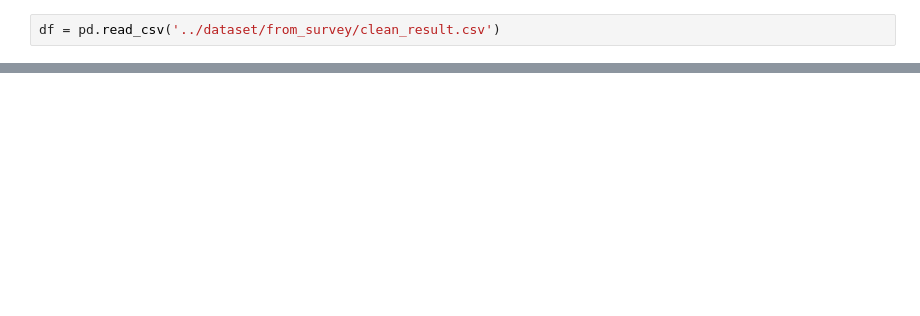
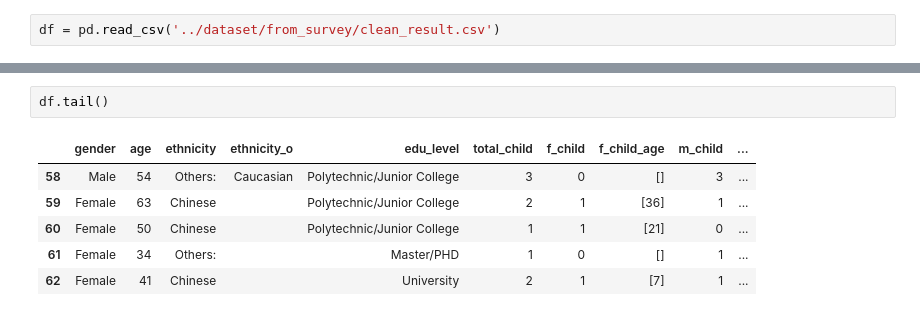
Before and after one commit to sshinanjaya/fyp-23, a Jupyter notebook: FYP/code/EDA.ipynb, the cells around one changed output, grey strips where cells are left out. Drawn from its saved outputs; the diff is of its cells as text; blank space fills up the shorter version.

```diff
--- a/FYP/code/EDA.ipynb
+++ b/FYP/code/EDA.ipynb
@@ -33,0 +137,9 @@ df.fillna('')
+# %%
+df.tail()
+# %% [output]
+|  | gender | age | ethnicity | ethnicity_o | edu_level | total_child | f_child | f_child_age | m_child | ... |
+| 58 | Male | 54 | Others: | Caucasian | Polytechnic/Junior College | 3 | 0 | [] | 3 | ... |
+| 59 | Female | 63 | Chinese |  | Polytechnic/Junior College | 2 | 1 | [36] | 1 | ... |
+| 60 | Female | 50 | Chinese |  | Polytechnic/Junior College | 1 | 1 | [21] | 0 | ... |
+| 61 | Female | 34 | Others: |  | Master/PHD | 1 | 0 | [] | 1 | ... |
+| 62 | Female | 41 | Chinese |  | University | 2 | 1 | [7] | 1 | ... |
```
Also changed, not shown: parts of 14 cells of this notebook.
